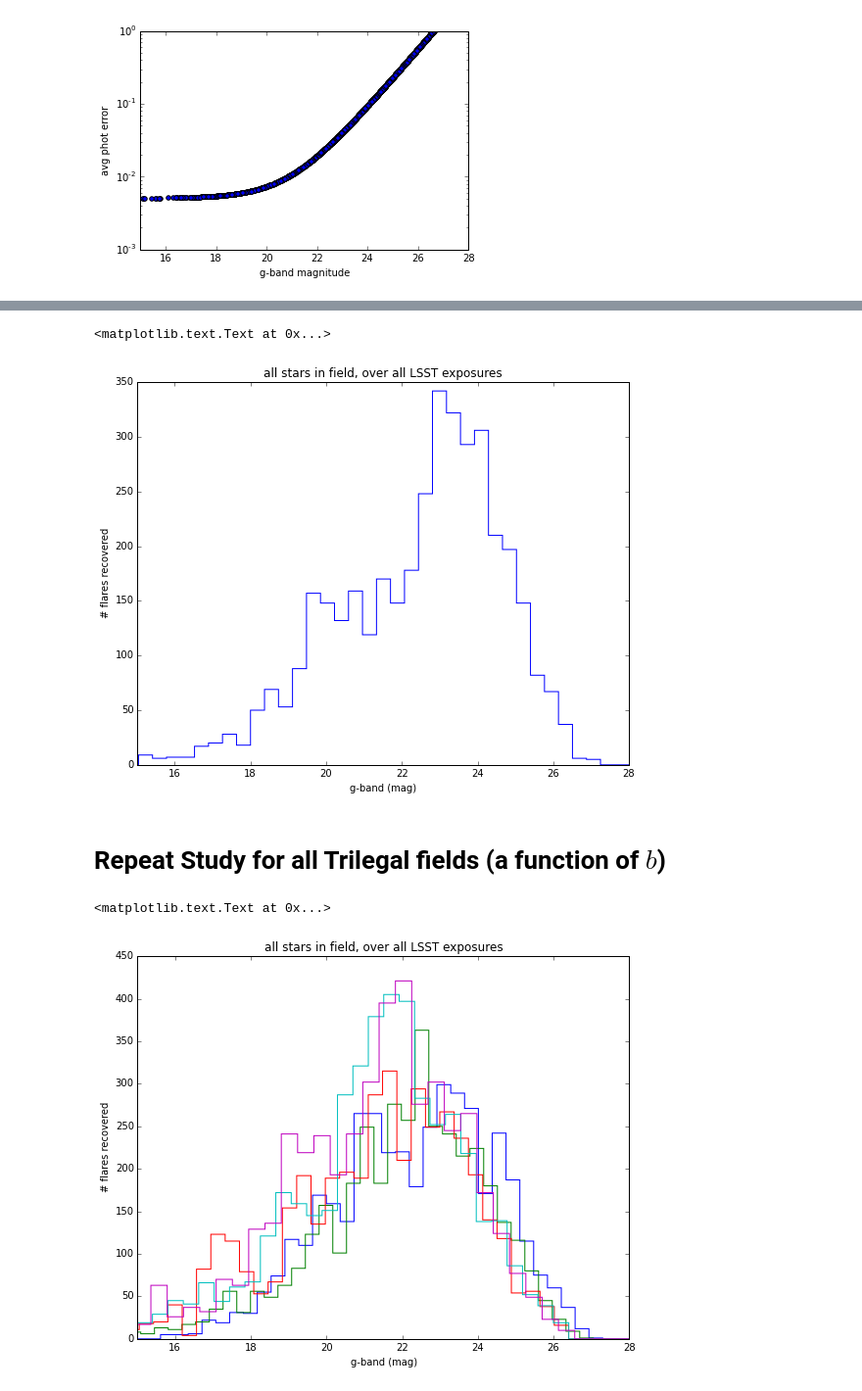
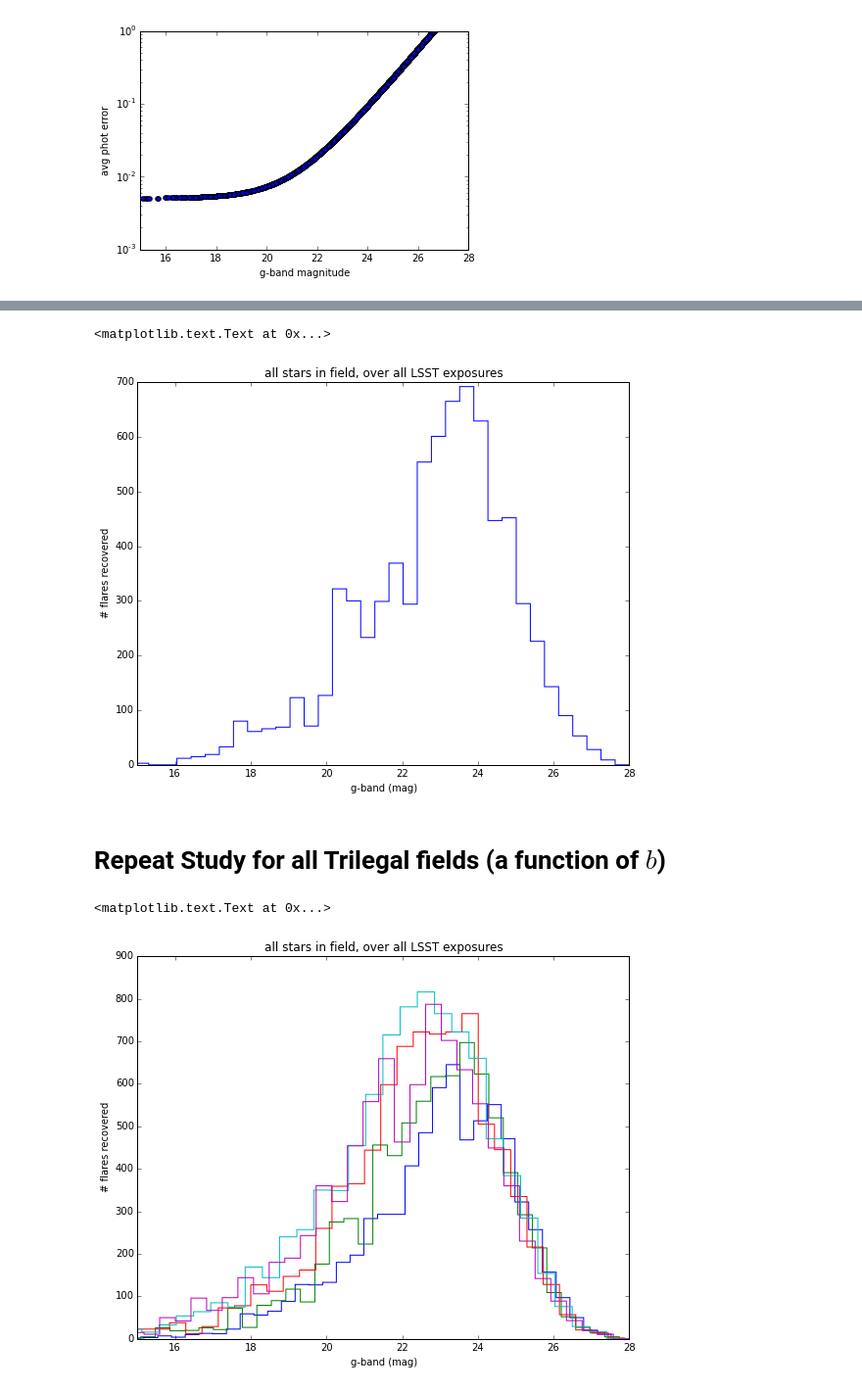
Before and after one commit to lsst-sims/MW-Flare, a Jupyter notebook: figures.ipynb, the cells around one changed output, grey strips where cells are left out. Shown at 98% size. Drawn from its saved outputs; the diff is of its cells as text; code cells hidden in the pictures.

```diff
--- a/figures.ipynb
+++ b/figures.ipynb
@@ -64,8 +64,10 @@ plt.ylabel('# stars')
 
 Only varying the $\alpha$ parameter, which controls the intercept in the Flare Frequency Distribution powerlaw. Thus we always use a fixed slope for the energy distribution, $\beta$.
 # %%
-dur = 0.2
-ffd_beta = -1.0
+dur = 0.5 # duration to simulate
+ffd_beta = -1.8 # ffd slope
+dmag_limit = -0.1 # flare detection threshold
+
 
 s_time1, s_flux1 = flare_prob.SuperLC(dur=dur, repeat=10./dur, mag=True, ffd_alpha=1.0, ffd_beta=ffd_beta)
 s_time2, s_flux2 = flare_prob.SuperLC(dur=dur, repeat=10./dur, mag=True, ffd_alpha=0.0, ffd_beta=ffd_beta)
@@ -231,7 +230,7 @@ plt.ylabel('# flares recovered')
 plt.title('all stars in field, over all LSST exposures')
 # %% [output]
 <matplotlib.text.Text at 0x...>
-[figure, old version]
+[figure, new version]
 # %% [markdown]
 # Repeat Study for all Trilegal fields (a function of $b$)
 # %%
@@ -239,6 +238,8 @@ files, galb = np.loadtxt('trilegal_models/index.txt', comments='#', unpack=True,
                          usecols=(0,2), dtype='str', delimiter=',')
 
 galb = np.array(galb, dtype='float')
+totflares = np.zeros(len(galb))
+totstars = np.zeros(len(galb))
 
 Nstars = 5000 # how many stars to randomly sample from logg>=4, Teff<7k
 
@@ -279,31 +280,33 @@ for j in range(len(files)):
             tt, ff = s_time2, s_flux2
         if aa == -1:
             tt, ff = s_time3, s_flux3
         if aa == -2:
             tt, ff = s_time4, s_flux4
         if aa == -4:
             tt, ff = s_time5, s_flux5
         if aa == -6:
             tt, ff = s_time6, s_flux6
         if aa < -6: # no flares
             tt, ff = s_time6, s_flux6 * 0.0
 
         # down-sample to LSST cadence
         t,f = toymodel.downsample(tt, ff)
 
         # find where LSST data >= Flare threshold (+ phot errors!)
         ok = np.where((f <= (dmag_limit - gerr[k])))
 
         Nflares[k] = len(ok[0])
 
+    totflares[j] = np.sum(Nflares)
+    totstars[j] = len(df)
 
     _ = plt.hist(gmag, weights=Nflares, bins=50, histtype='step')
 
 
 plt.xlim(15,28)
 plt.xlabel('g-band (mag)')
 plt.ylabel('# flares recovered')
 plt.title('all stars in field, over all LSST exposures')
 # %% [output]
 <matplotlib.text.Text at 0x...>
-[figure, old version]
+[figure, new version]
```
Also changed, not shown: parts of 6 cells of this notebook, 1 other file.
